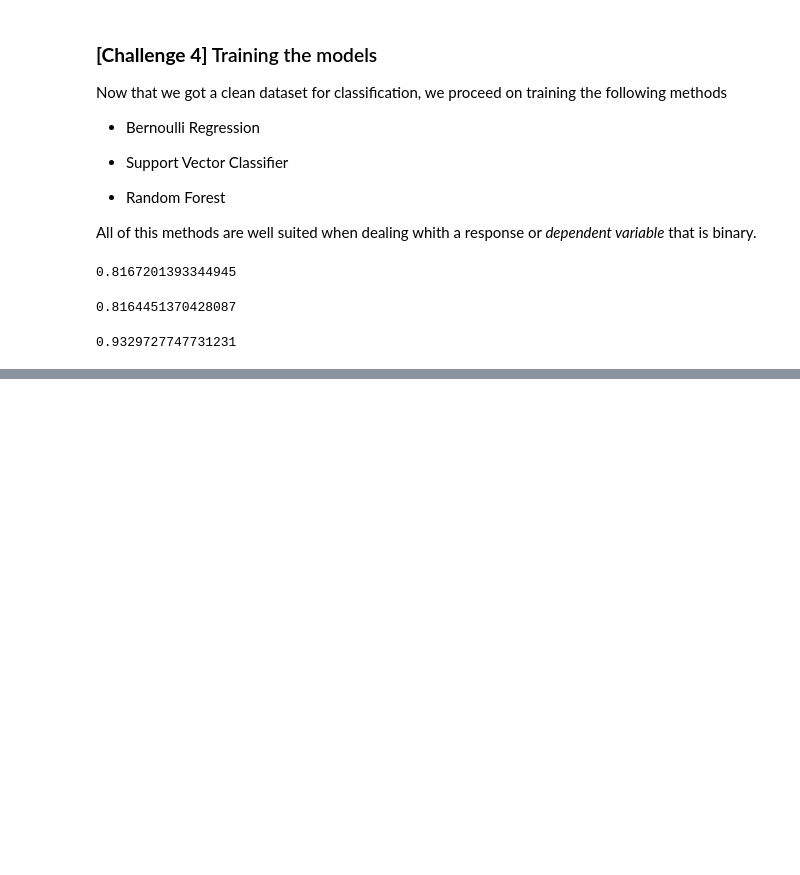
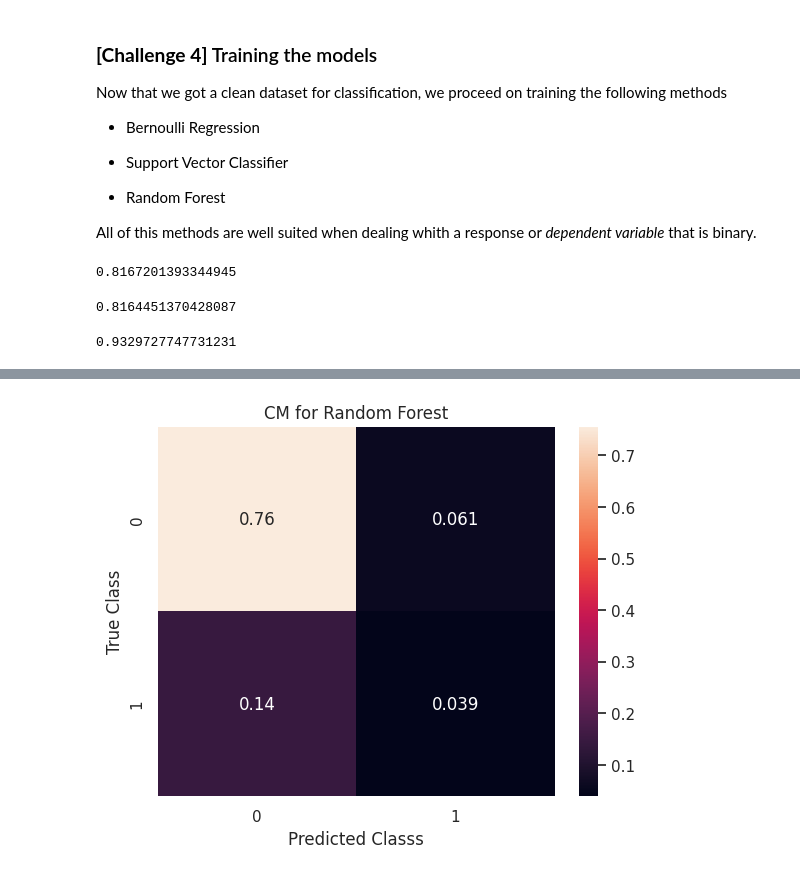
Before and after one commit to emilianomm/desafio-latam-emm, a Jupyter notebook: solution.ipynb, the cells around one changed output, grey strips where cells are left out. Cells and saved outputs as stored; diff of their text form; code cells hidden in the pictures; blank space fills up the shorter version.

```diff
--- a/solution.ipynb
+++ b/solution.ipynb
@@ -563,0 +640,6 @@ accuracy_score(y_true=y_train, y_pred=fitted_rf)
+# %%
+# Plot CM for Bernoulli Random Forest
+cm_plt_3 = sns.heatmap(cm_rf, annot=True).set(title='CM for Random Forest',
+ylabel='True Class', xlabel='Predicted Classs')
+# %% [output]
+[figure, added]
```
Also changed, not shown: parts of 11 cells of this notebook.
